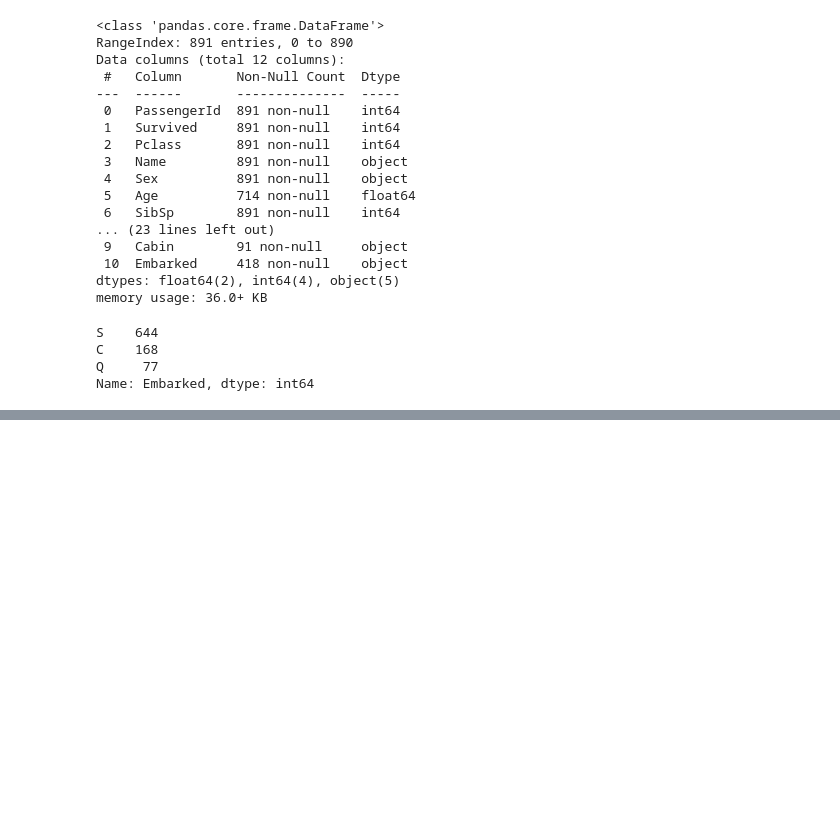
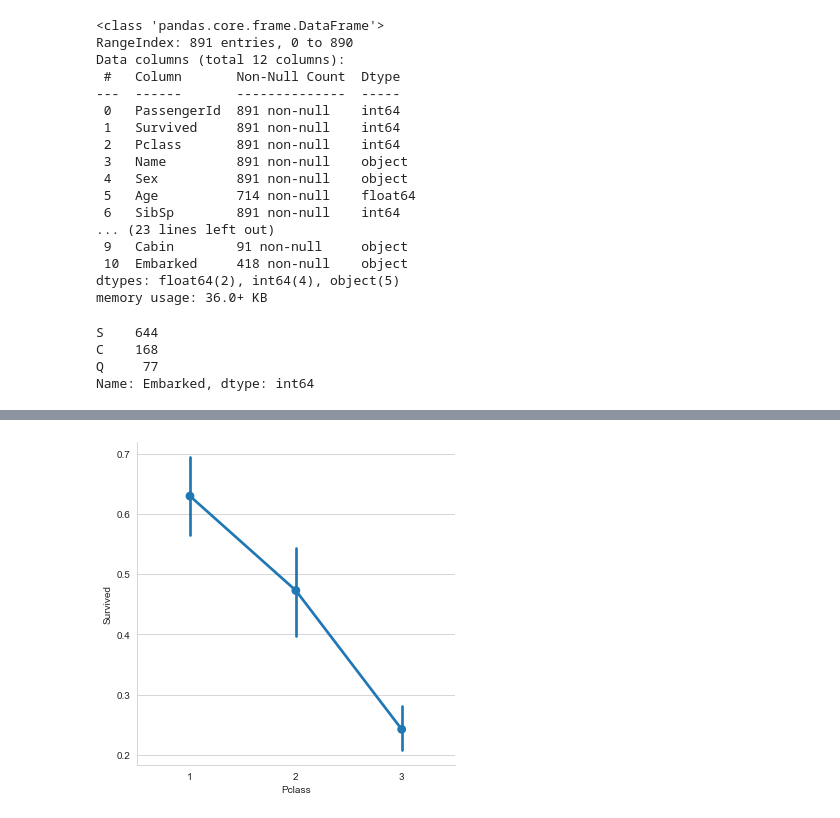
Before and after one commit to JIPiration/kaggles, a Jupyter notebook: titanic/a-journey-through-titanic.ipynb, the cells around one changed output, grey strips where cells are left out. Saved outputs shown, nothing was run; the diff lists cells and outputs as text; code cells hidden in the pictures; blank space fills up the shorter version.

```diff
--- a/titanic/a-journey-through-titanic.ipynb
+++ b/titanic/a-journey-through-titanic.ipynb
@@ -173,0 +298,22 @@ titanic_df['Age'].hist(bins=70, ax=axis2)
+# %%
+# Pclass
+
+# sns.factorplot('Pclass',data=titanic_df,kind='count',order=[1,2,3])
+sns.factorplot('Pclass','Survived',order=[1,2,3], data=titanic_df,size=5)
+
+# create dummy variables for Pclass column, & drop 3rd class as it has the lowest average of survived passengers
+pclass_dummies_titanic  = pd.get_dummies(titanic_df['Pclass'])
+pclass_dummies_titanic.columns = ['Class_1','Class_2','Class_3']
+pclass_dummies_titanic.drop(['Class_3'], axis=1, inplace=True)
+
+pclass_dummies_test  = pd.get_dummies(test_df['Pclass'])
+pclass_dummies_test.columns = ['Class_1','Class_2','Class_3']
+pclass_dummies_test.drop(['Class_3'], axis=1, inplace=True)
+
+titanic_df.drop(['Pclass'],axis=1,inplace=True)
+test_df.drop(['Pclass'],axis=1,inplace=True)
+
+titanic_df = titanic_df.join(pclass_dummies_titanic)
+test_df    = test_df.join(pclass_dummies_test)
+# %% [output]
+[figure, added]
```
Also changed, not shown: parts of 17 cells of this notebook.
